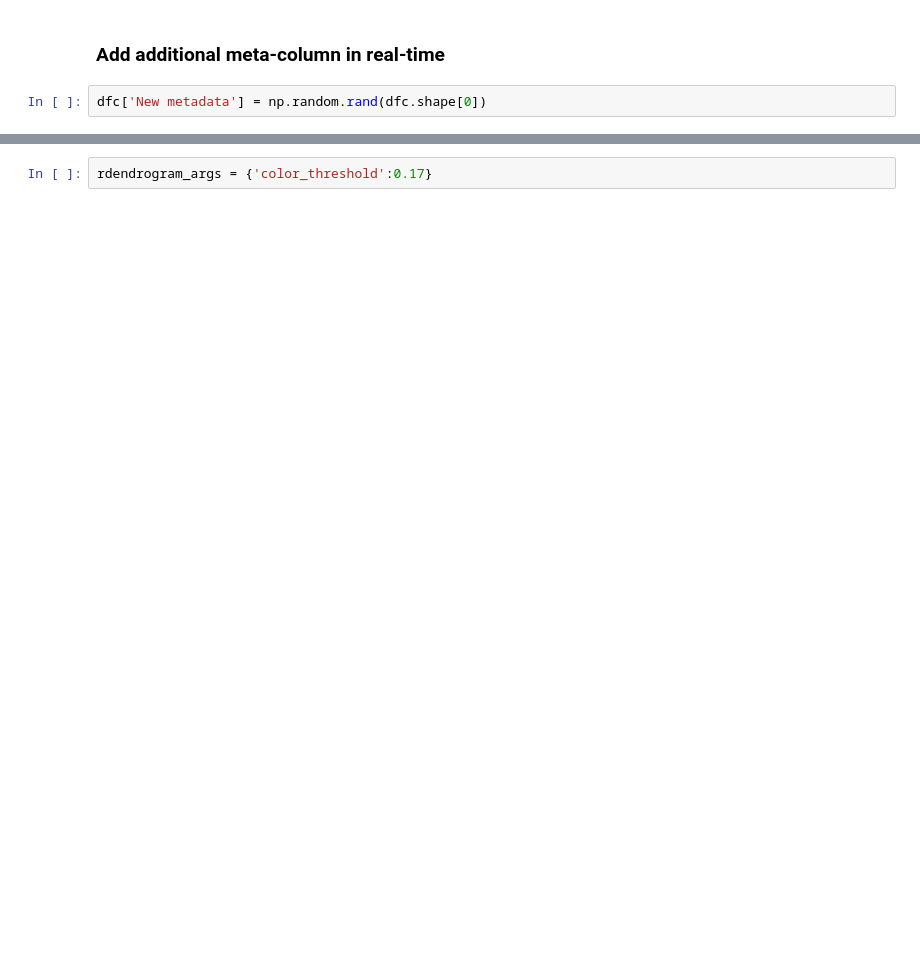
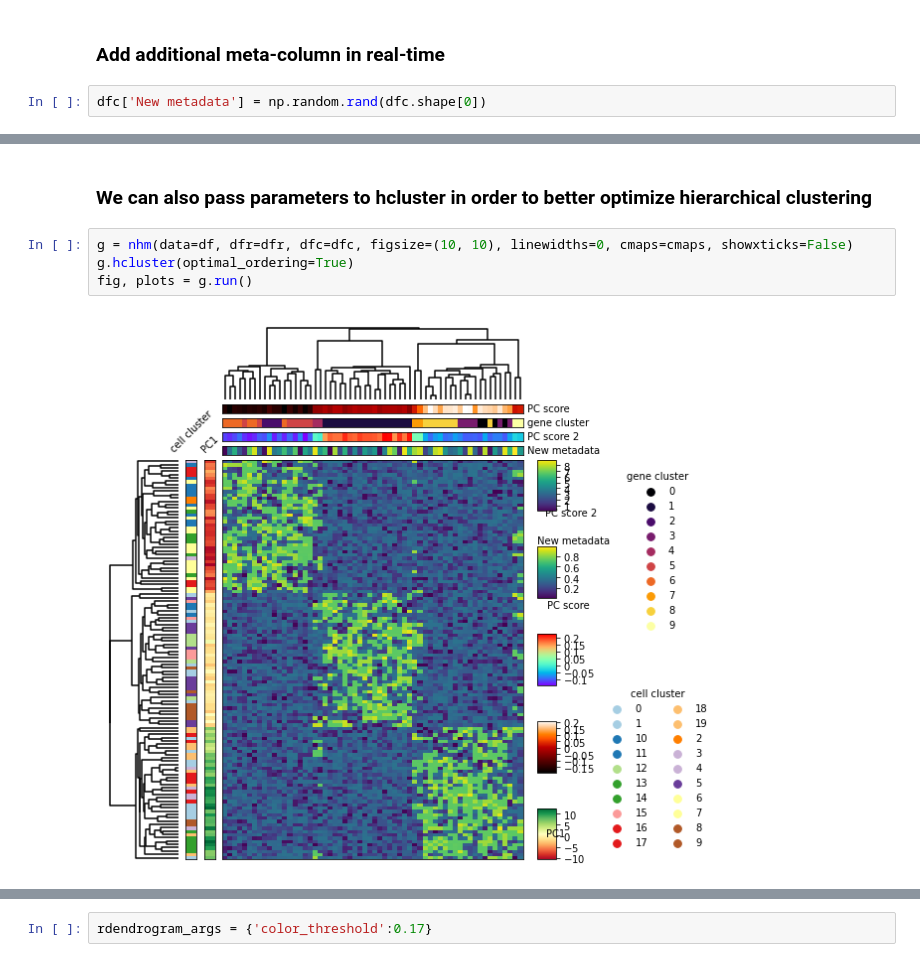
Before and after one commit to xuesoso/nheatmap, a Jupyter notebook: tutorial.ipynb, the cells around one changed output, grey strips where cells are left out. Cells and saved outputs as stored; diff of their text form; blank space fills up the shorter version.

```diff
--- a/tutorial.ipynb
+++ b/tutorial.ipynb
@@ -113 +110,9 @@ fig, plots = g.run()
+# %% [markdown]
+### We can also pass parameters to hcluster in order to better optimize hierarchical clustering
+# %%
+g = nhm(data=df, dfr=dfr, dfc=dfc, figsize=(10, 10), linewidths=0, cmaps=cmaps, showxticks=False)
+g.hcluster(optimal_ordering=True)
+fig, plots = g.run()
+# %% [output]
+[figure, added]
 # %% [markdown]
```
Also changed, not shown: parts of 14 cells of this notebook, 3 other files.
